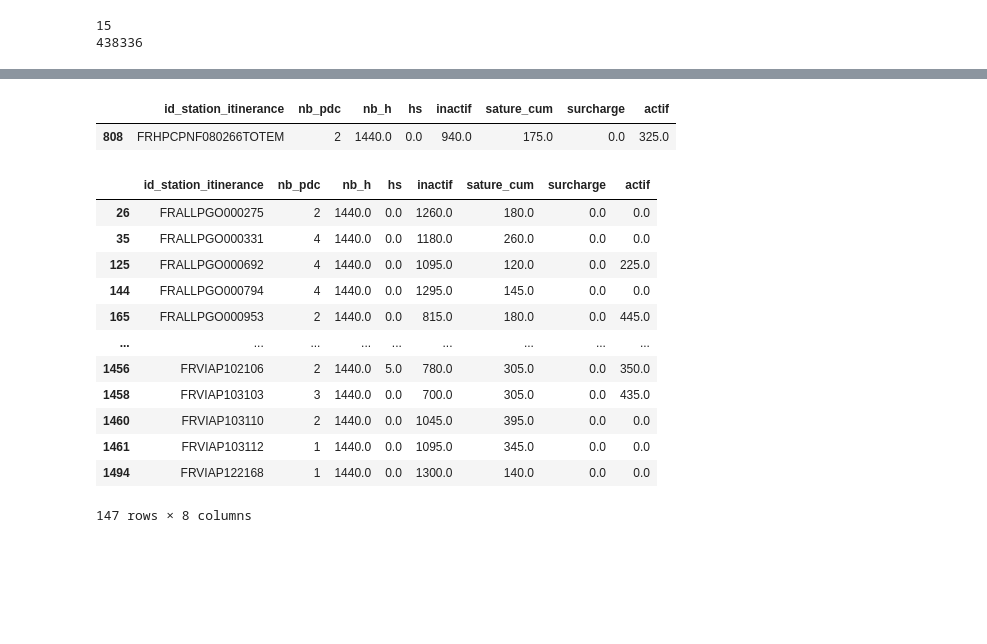
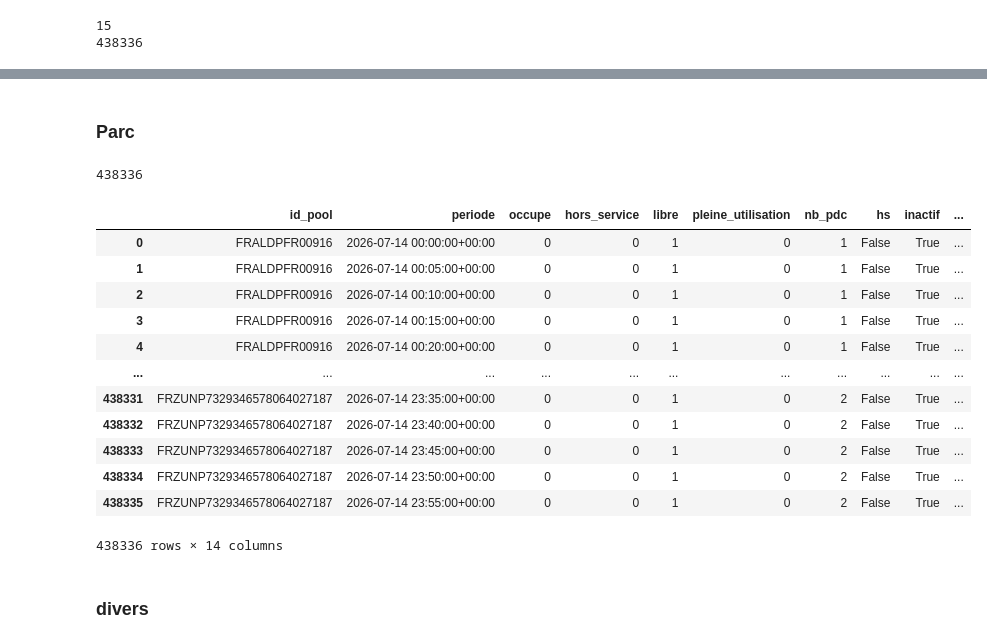
Before and after one commit to loco-labs/qualicharge-rtet, a Jupyter notebook: saturation/source/tests_global.ipynb, the cells around one changed output, grey strips where cells are left out. Saved outputs shown, nothing was run; the diff lists cells and outputs as text; code cells hidden in the pictures; blank space fills up the shorter version.

```diff
--- a/saturation/source/tests_global.ipynb
+++ b/saturation/source/tests_global.ipynb
@@ -8,6 +8,7 @@ import pandas as pd
 
 #from saturation_image_quali_prod import (
 from saturation_image_quali import (
+    add_sessions_info,
     filter_sessions_duration,
     get_sampled_state_poc,
     to_sampled_state_grp,
@@ -22,6 +23,7 @@ MAX_SESSION_DURATION_HOURS = 24
 
 ID_POC: str = "id_pdc_itinerance"
 ID_STATION: str = "id_station_itinerance"
+ID_POOL: str = "id_pool"
 SATURATION_RATIO = 0.1
 OVERLOAD_RATIO = 0.2
 MIN_POWER = 75
@@ -320,24 +208,29 @@ state_station_d_g
-# %%
-state_station_d_g[state_station_d_g[ID_STATION] == 'FRHPCPNF080266TOTEM']
-# %% [output]
-|  | id_station_itinerance | nb_pdc | nb_h | hs | inactif | sature_cum | surcharge | actif |
-| 808 | FRHPCPNF080266TOTEM | 2 | 1440.0 | 0.0 | 940.0 | 175.0 | 0.0 | 325.0 |
+# %% [markdown]
+### Parc
+# %%
+parcs = e5_statics.rename(columns={ID_STATION: ID_POOL})
+#parcs
 # %%
-state_station_d_g[state_station_d_g["sature_cum"] >= 120]
+sampled_state_parc_g = to_sampled_state_grp(sampled_state_poc_g, parcs, ID_POOL, SATURATION_RATIO, OVERLOAD_RATIO, add_full_use=True, add_latency=True)
+print(len(sampled_state_parc_g))
+sampled_state_parc_g
 # %% [output]
+438336
-|  | id_station_itinerance | nb_pdc | nb_h | hs | inactif | sature_cum | surcharge | actif |
-| 26 | FRALLPGO000275 | 2 | 1440.0 | 0.0 | 1260.0 | 180.0 | 0.0 | 0.0 |
-| 35 | FRALLPGO000331 | 4 | 1440.0 | 0.0 | 1180.0 | 260.0 | 0.0 | 0.0 |
-| 125 | FRALLPGO000692 | 4 | 1440.0 | 0.0 | 1095.0 | 120.0 | 0.0 | 225.0 |
-| 144 | FRALLPGO000794 | 4 | 1440.0 | 0.0 | 1295.0 | 145.0 | 0.0 | 0.0 |
-| 165 | FRALLPGO000953 | 2 | 1440.0 | 0.0 | 815.0 | 180.0 | 0.0 | 445.0 |
-| ... | ... | ... | ... | ... | ... | ... | ... | ... |
-| 1456 | FRVIAP102106 | 2 | 1440.0 | 5.0 | 780.0 | 305.0 | 0.0 | 350.0 |
-| 1458 | FRVIAP103103 | 3 | 1440.0 | 0.0 | 700.0 | 305.0 | 0.0 | 435.0 |
-| 1460 | FRVIAP103110 | 2 | 1440.0 | 0.0 | 1045.0 | 395.0 | 0.0 | 0.0 |
-| 1461 | FRVIAP103112 | 1 | 1440.0 | 0.0 | 1095.0 | 345.0 | 0.0 | 0.0 |
-| 1494 | FRVIAP122168 | 1 | 1440.0 | 0.0 | 1300.0 | 140.0 | 0.0 | 0.0 |
+|  | id_pool | periode | occupe | hors_service | libre | pleine_utilisation | nb_pdc | hs | inactif | ... |
+| 0 | FRALDPFR00916 | 2026-07-14 00:00:00+00:00 | 0 | 0 | 1 | 0 | 1 | False | True | ... |
+| 1 | FRALDPFR00916 | 2026-07-14 00:05:00+00:00 | 0 | 0 | 1 | 0 | 1 | False | True | ... |
+| 2 | FRALDPFR00916 | 2026-07-14 00:10:00+00:00 | 0 | 0 | 1 | 0 | 1 | False | True | ... |
+| 3 | FRALDPFR00916 | 2026-07-14 00:15:00+00:00 | 0 | 0 | 1 | 0 | 1 | False | True | ... |
+| 4 | FRALDPFR00916 | 2026-07-14 00:20:00+00:00 | 0 | 0 | 1 | 0 | 1 | False | True | ... |
+| ... | ... | ... | ... | ... | ... | ... | ... | ... | ... | ... |
+| 438331 | FRZUNP7329346578064027187 | 2026-07-14 23:35:00+00:00 | 0 | 0 | 1 | 0 | 2 | False | True | ... |
+| 438332 | FRZUNP7329346578064027187 | 2026-07-14 23:40:00+00:00 | 0 | 0 | 1 | 0 | 2 | False | True | ... |
+| 438333 | FRZUNP7329346578064027187 | 2026-07-14 23:45:00+00:00 | 0 | 0 | 1 | 0 | 2 | False | True | ... |
+| 438334 | FRZUNP7329346578064027187 | 2026-07-14 23:50:00+00:00 | 0 | 0 | 1 | 0 | 2 | False | True | ... |
+| 438335 | FRZUNP7329346578064027187 | 2026-07-14 23:55:00+00:00 | 0 | 0 | 1 | 0 | 2 | False | True | ... |
-147 rows × 8 columns
+438336 rows × 14 columns
+# %% [markdown]
+### divers
 # %%
 static = pd.DataFrame({'station' : ['s1']*3+['s2']*5+['s3']*3+['s4']*4+['s5']*5,
                       'pdc': ['p'+str(i) for i in range(20)]})
```
Also changed, not shown: parts of 22 cells of this notebook, 2 other files.
